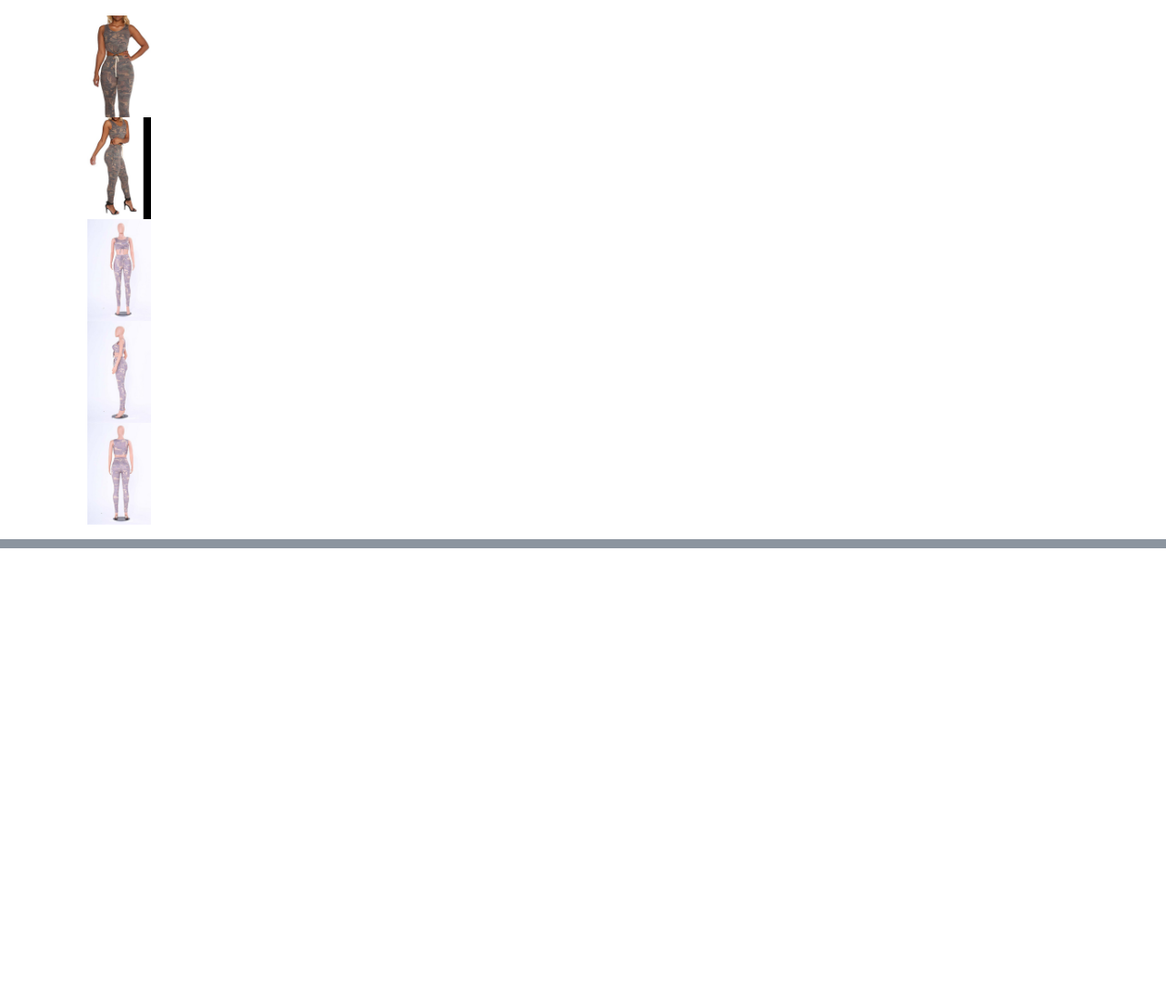
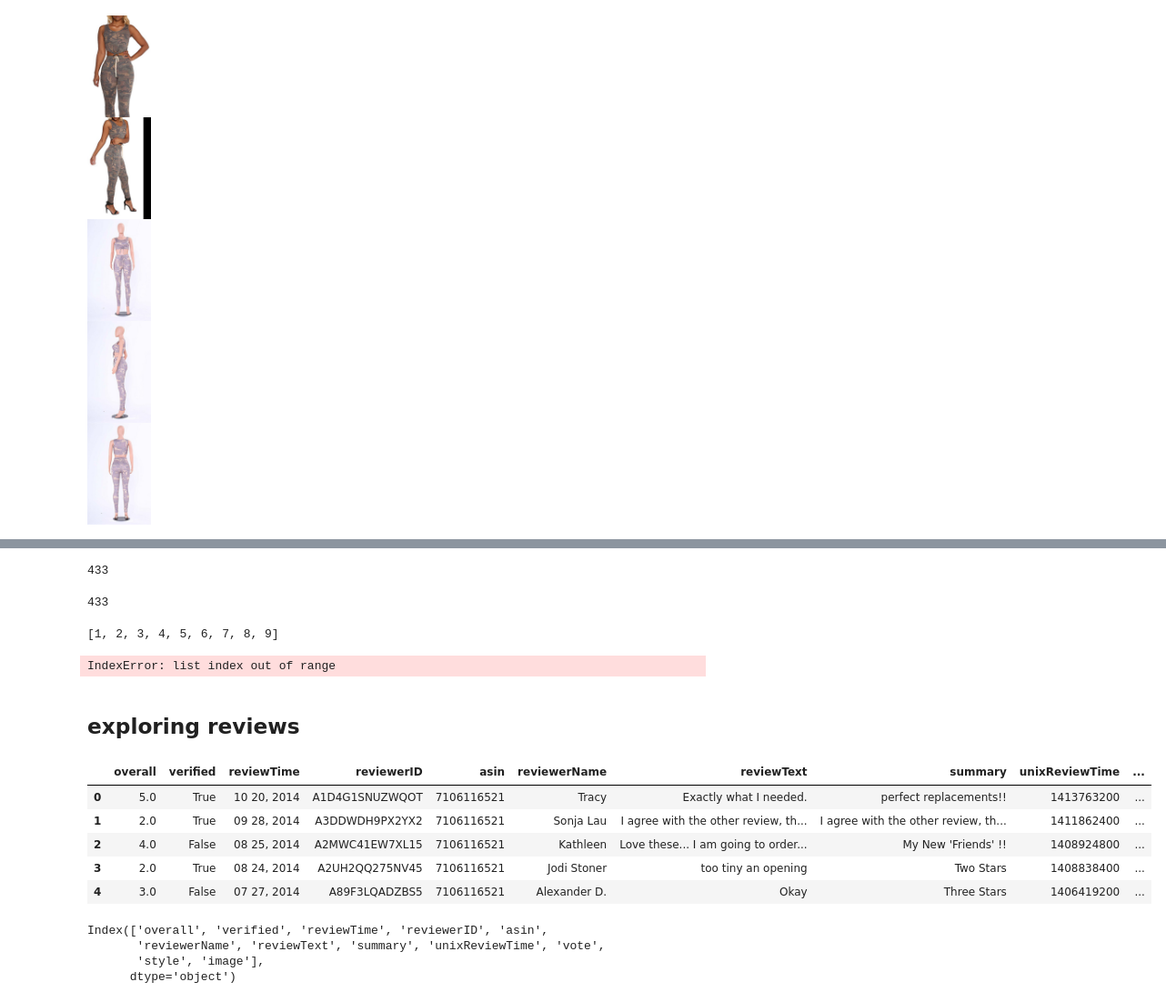
Before and after one commit to guyk1971/RecBole, a Jupyter notebook: experiments/amazon_review.ipynb, the cells around one changed output, grey strips where cells are left out. Shown: that part at 91% size. Drawn from its saved outputs; the diff is of its cells as text; code cells hidden in the pictures; blank space fills up the shorter version.

Commit message:
update in amazon_review notebook

```diff
--- a/experiments/amazon_review.ipynb
+++ b/experiments/amazon_review.ipynb
@@ -43,6 +43,20 @@ def load_data(meta_file_name):
         df = pd.DataFrame.from_dict(data)
         df.to_csv(cached_filename,index=False)
     return df
+# %%
+def load_rev_data(rev_file_name):
+    cached_filename = os.path.join(amz_dataset_root,os.path.basename(rev_file_name).split('.json')[0]+'.csv')
+    if os.path.exists(cached_filename):
+        print(f'loading from cached file {cached_filename}')
+        df=pd.read_csv(cached_filename)
+    else:
+        data=[]
+        with open(rev_file_name) as f:
+            for l in tqdm(f):
+                data.append(json.loads(l.strip()))
+        df = pd.DataFrame.from_dict(data)
+        df.to_csv(cached_filename,index=False)
+    return df
 # %% [markdown]
 ## Download images
 # %% [markdown]
@@ -150,0 +206,44 @@ no item description
+# %%
+
+num_dirs
+# %% [output]
+433
+# %%
+print(f"{num_dirs:03d}")
+# %% [output]
+433
+# %%
+[i for i in range(1,10)]
+# %% [output]
+[1, 2, 3, 4, 5, 6, 7, 8, 9]
+# %%
+num_dirs=len(fns)//1000+1
+spdir_name = dirname+'_split'
+os.makedirs(spdir_name,exist_ok=True)
+for d in tqdm(range(num_dirs)):
+    curr_subdir = os.path.join(spdir_name,f"{d+1:03d}")
+    os.makedirs(curr_subdir)
+    for f in range(1000):
+        shutil.copy(os.path.join(dirname,fns[d*1000+f]),os.path.join(curr_subdir))
+# %% [output]
+IndexError: list index out of range
+# %% [markdown]
+## exploring reviews
+# %%
+rev_file =os.path.join(amz_dataset_root, 'AMAZON_FASHION.json')
+df=load_rev_data(rev_file)
+df.head()
+# %% [output]
+|  | overall | verified | reviewTime | reviewerID | asin | reviewerName | reviewText | summary | unixReviewTime | ... |
+| 0 | 5.0 | True | 10 20, 2014 | A1D4G1SNUZWQOT | 7106116521 | Tracy | Exactly what I needed. | perfect replacements!! | 1413763200 | ... |
+| 1 | 2.0 | True | 09 28, 2014 | A3DDWDH9PX2YX2 | 7106116521 | Sonja Lau | I agree with the other review, th... | I agree with the other review, th... | 1411862400 | ... |
+| 2 | 4.0 | False | 08 25, 2014 | A2MWC41EW7XL15 | 7106116521 | Kathleen | Love these... I am going to order... | My New 'Friends' !! | 1408924800 | ... |
+| 3 | 2.0 | True | 08 24, 2014 | A2UH2QQ275NV45 | 7106116521 | Jodi Stoner | too tiny an opening | Two Stars | 1408838400 | ... |
+| 4 | 3.0 | False | 07 27, 2014 | A89F3LQADZBS5 | 7106116521 | Alexander D. | Okay | Three Stars | 1406419200 | ... |
+# %%
+df.columns
+# %% [output]
+Index(['overall', 'verified', 'reviewTime', 'reviewerID', 'asin',
+       'reviewerName', 'reviewText', 'summary', 'unixReviewTime', 'vote',
+       'style', 'image'],
+      dtype='object')
```
Also changed, not shown: parts of 8 cells of this notebook.
